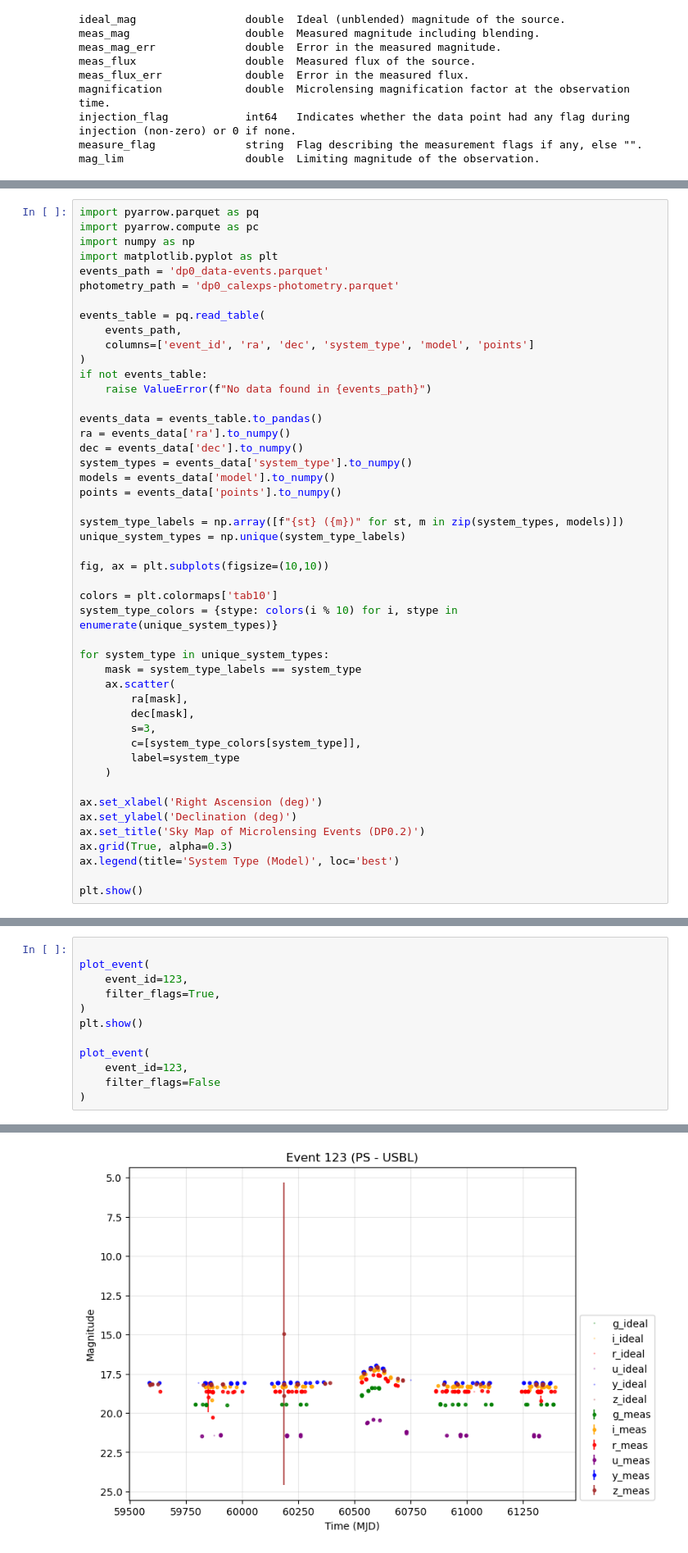
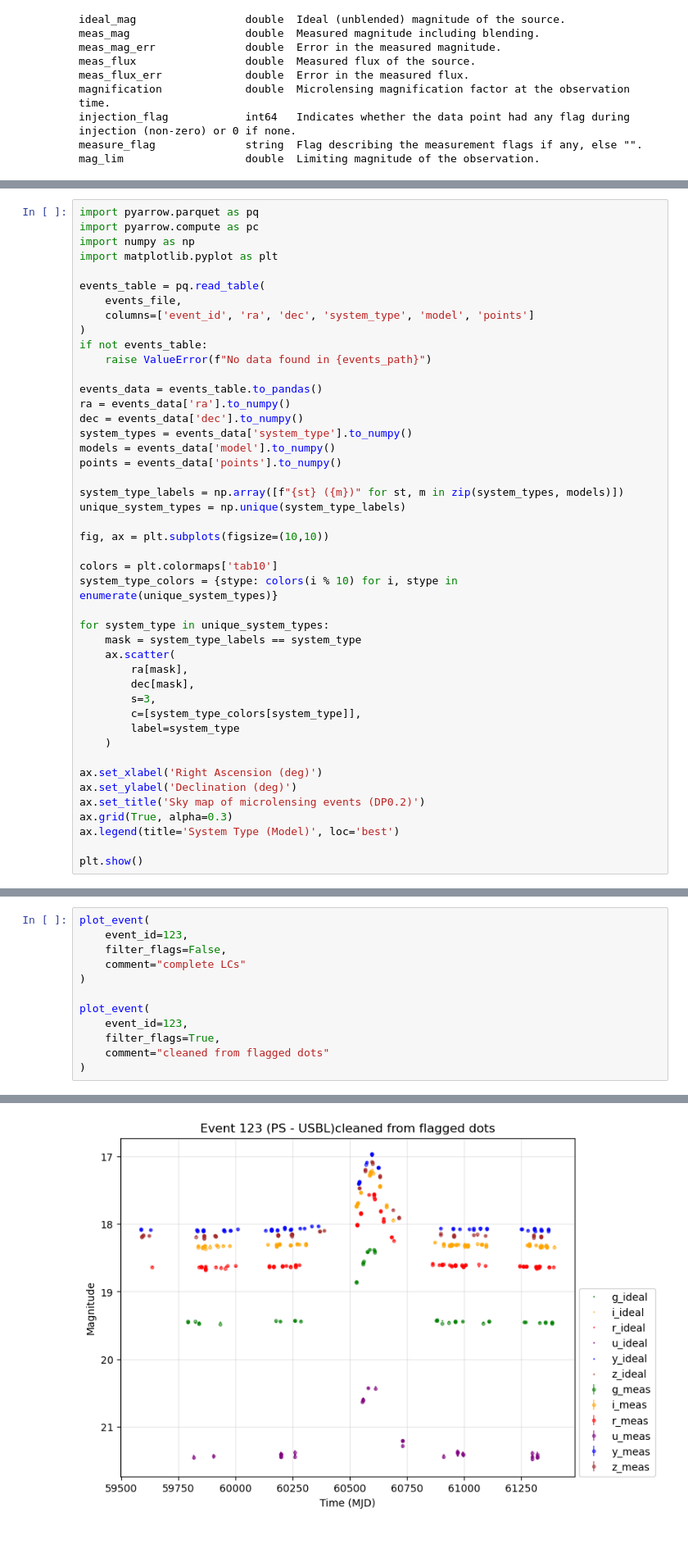
Before and after one commit to nowokaren/ulens_lsst, a Jupyter notebook: docs/tutorials/ulens_lsst_dp0_inspect.ipynb, the cells around one changed output, grey strips where cells are left out. Shown at 82% size. Saved outputs shown, nothing was run; the diff lists cells and outputs as text.

```diff
--- a/docs/tutorials/ulens_lsst_dp0_inspect.ipynb
+++ b/docs/tutorials/ulens_lsst_dp0_inspect.ipynb
@@ -87,11 +82,9 @@ import pyarrow.parquet as pq
 import pyarrow.compute as pc
 import numpy as np
 import matplotlib.pyplot as plt
-events_path = 'dp0_data-events.parquet'
-photometry_path = 'dp0_calexps-photometry.parquet'
 
 events_table = pq.read_table(
-    events_path,
+    events_file,
     columns=['event_id', 'ra', 'dec', 'system_type', 'model', 'points']
 )
 if not events_table:
@@ -124,7 +117,7 @@ for system_type in unique_system_types:
 
 ax.set_xlabel('Right Ascension (deg)')
 ax.set_ylabel('Declination (deg)')
-ax.set_title('Sky Map of Microlensing Events (DP0.2)')
+ax.set_title('Sky map of microlensing events (DP0.2)')
 ax.grid(True, alpha=0.3)
 ax.legend(title='System Type (Model)', loc='best')
 
@@ -231,13 +172,13 @@ def plot_event(
 # %%
+plot_event(
+    event_id=123,
+    filter_flags=False,
+    comment="complete LCs"
+)
 
 plot_event(
     event_id=123,
     filter_flags=True,
+    comment="cleaned from flagged dots"
 )
-plt.show()
-
-plot_event(
-    event_id=123,
-    filter_flags=False
-)
 # %% [output]
@@ -246 +187 @@ plot_event(
-[figure, old version]
+[figure, new version]
```
Also changed, not shown: parts of 10 cells of this notebook, 3 other files.
